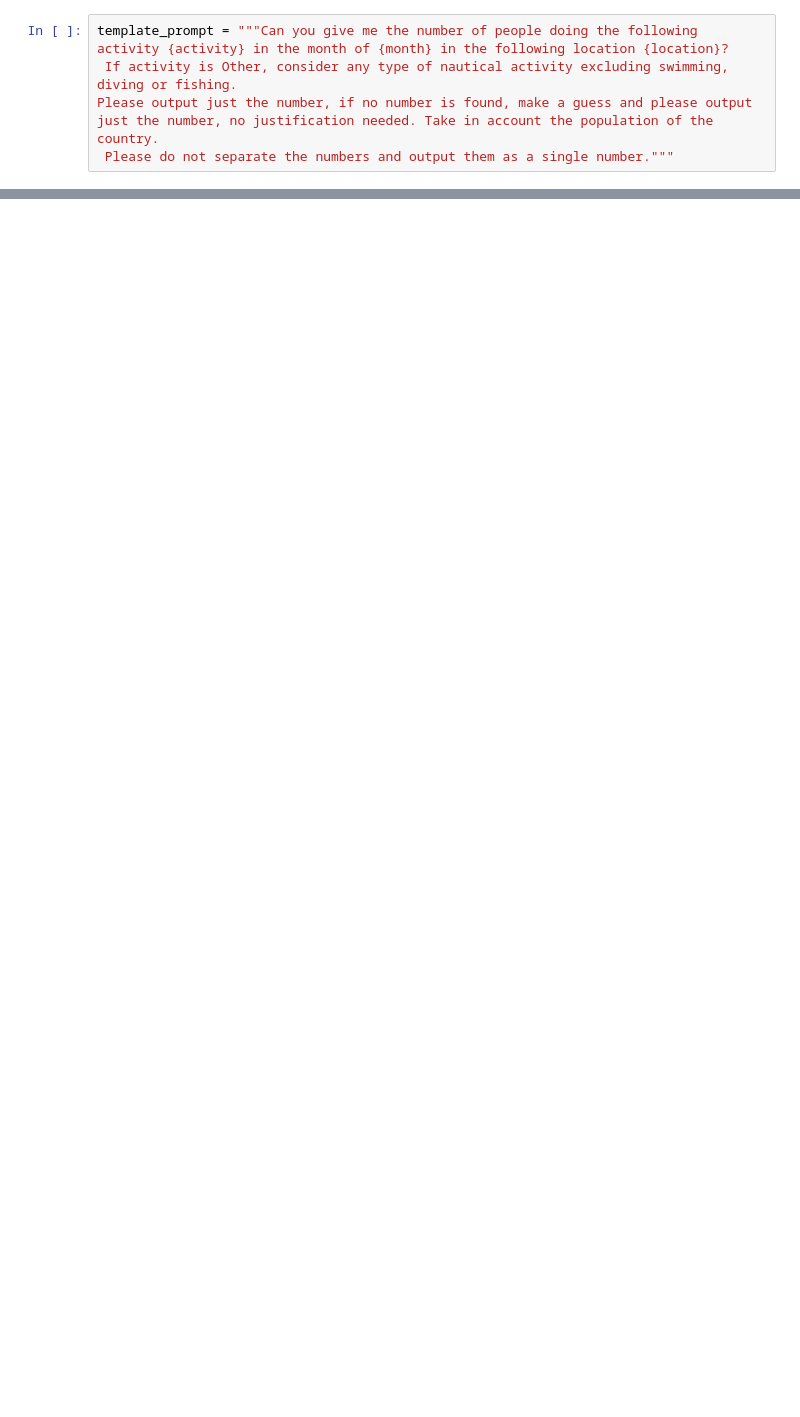
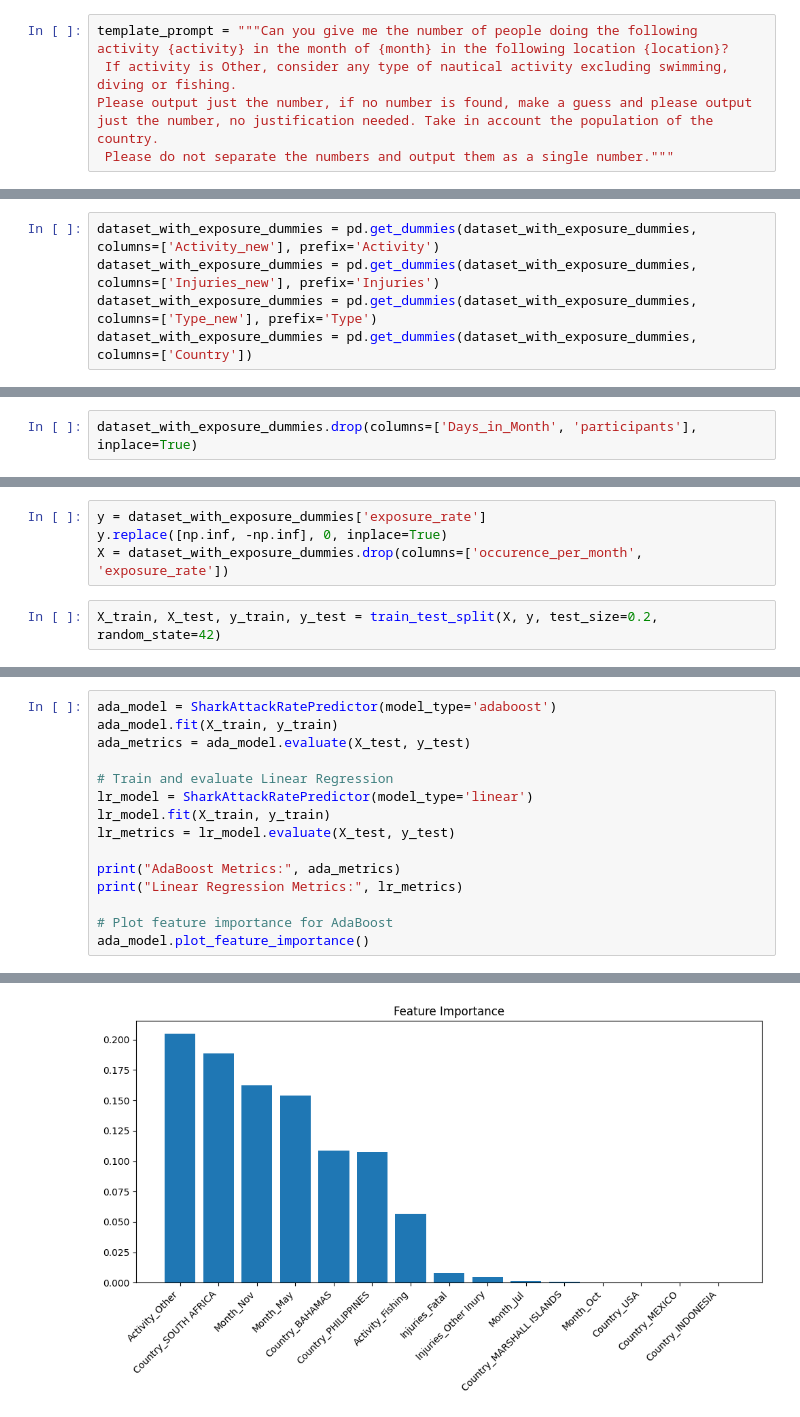
Before and after one commit to raduburtea/shark-attack, a Jupyter notebook: data_prep_and_modeling.ipynb, the cells around one changed output, grey strips where cells are left out. Cells and saved outputs as stored; diff of their text form; blank space fills up the shorter version.

```diff
--- a/data_prep_and_modeling.ipynb
+++ b/data_prep_and_modeling.ipynb
@@ -807,0 +684,5 @@ dataset['Fatal (Y/N)']
+# %%
+dataset_with_exposure_dummies = pd.get_dummies(dataset_with_exposure_dummies, columns=['Activity_new'], prefix='Activity')
+dataset_with_exposure_dummies = pd.get_dummies(dataset_with_exposure_dummies, columns=['Injuries_new'], prefix='Injuries')
+dataset_with_exposure_dummies = pd.get_dummies(dataset_with_exposure_dummies, columns=['Type_new'], prefix='Type')
+dataset_with_exposure_dummies = pd.get_dummies(dataset_with_exposure_dummies, columns=['Country'])
@@ -807,0 +699,2 @@ dataset['Fatal (Y/N)']
+# %%
+dataset_with_exposure_dummies.drop(columns=['Days_in_Month', 'participants'], inplace=True)
@@ -807,0 +707,6 @@ dataset['Fatal (Y/N)']
+# %%
+y = dataset_with_exposure_dummies['exposure_rate']
+y.replace([np.inf, -np.inf], 0, inplace=True)
+X = dataset_with_exposure_dummies.drop(columns=['occurence_per_month', 'exposure_rate'])
+# %%
+X_train, X_test, y_train, y_test = train_test_split(X, y, test_size=0.2, random_state=42)
@@ -807,0 +787,16 @@ dataset['Fatal (Y/N)']
+# %%
+ada_model = SharkAttackRatePredictor(model_type='adaboost')
+ada_model.fit(X_train, y_train)
+ada_metrics = ada_model.evaluate(X_test, y_test)
+
+# Train and evaluate Linear Regression
+lr_model = SharkAttackRatePredictor(model_type='linear')
+lr_model.fit(X_train, y_train)
+lr_metrics = lr_model.evaluate(X_test, y_test)
+
+print("AdaBoost Metrics:", ada_metrics)
+print("Linear Regression Metrics:", lr_metrics)
+
+# Plot feature importance for AdaBoost
+ada_model.plot_feature_importance()
+# %% [output]
@@ -807,0 +805 @@ dataset['Fatal (Y/N)']
+[figure, added]
```
Also changed, not shown: parts of 71 cells of this notebook.
